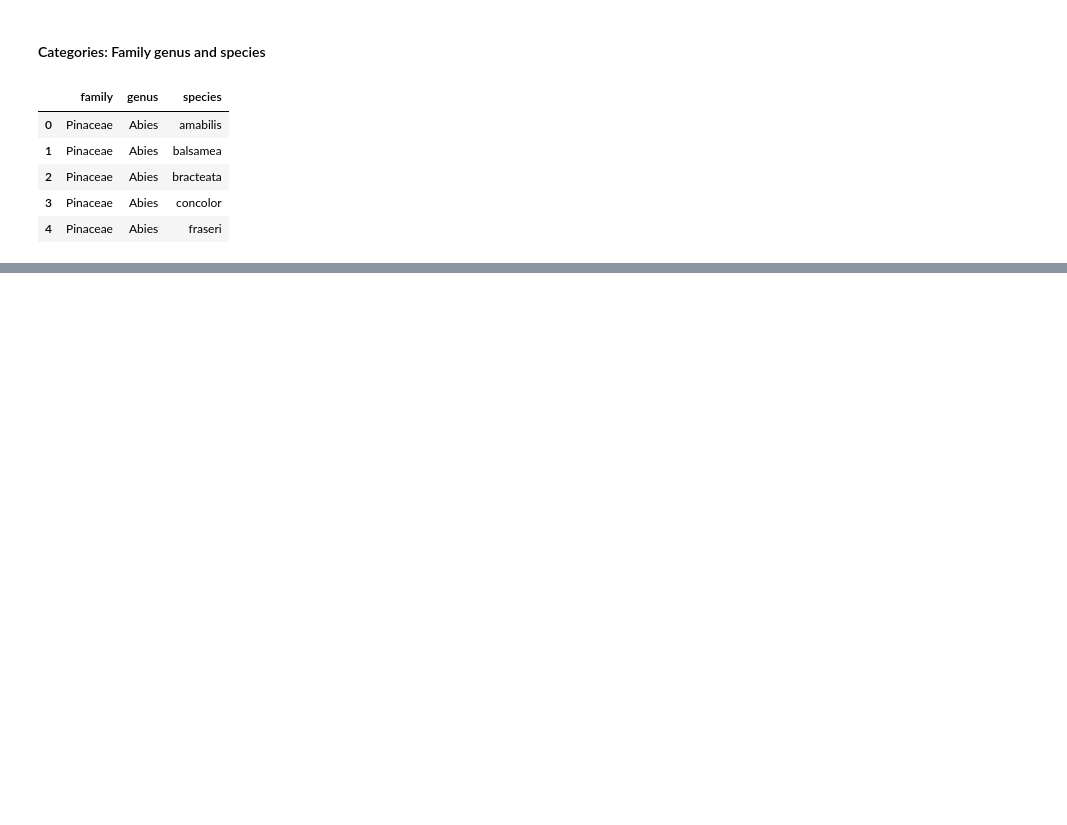
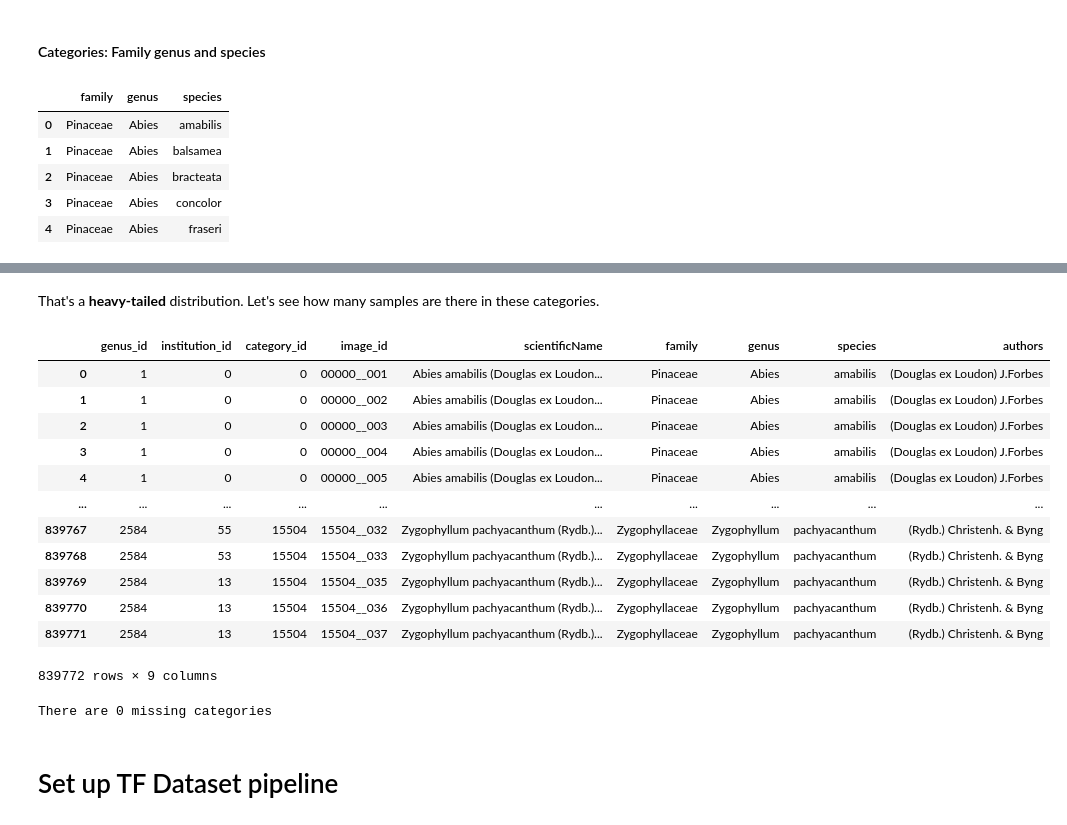
Before and after one commit to tornikeo/kaggle, a Jupyter notebook: tensorflow-starter.ipynb, the cells around one changed output, grey strips where cells are left out. Cells and saved outputs as stored; diff of their text form; code cells hidden in the pictures; blank space fills up the shorter version.

```diff
--- a/tensorflow-starter.ipynb
+++ b/tensorflow-starter.ipynb
@@ -81,19 +70,16 @@ dict_keys(['annotations', 'images', 'categories', 'genera', 'institutions', 'dis
 # %% [markdown]
 ### Annotations
 # %%
-annots = train_md['annotations']
+annots = pd.DataFrame(train_md['annotations']).convert_dtypes()
 print(len(annots),'annotations')
-if all(annot.keys() == {'genus_id', 'institution_id', 'category_id', 'image_id'}
-       for annot in annots):
-    print("all annots have ['genus_id', 'institution_id', 'category_id', 'image_id'] keys")
+
 def img_from_annot(annot):
     subf0 = annot['image_id'][:3]
     subf1 = annot['image_id'][3:5]
 #     print(subf0, subf1)
     filename = annot['image_id'] + '.jpg'
     return Image.open(train_dir/subf0/subf1/filename)
-img = img_from_annot(annots[0])
-print(f'This image has {annots[0]} attributes')
+img = img_from_annot(annots.iloc[0])
 plt.figure(figsize=(10,10))
 plt.imshow(img)
 # %% [output]
@@ -251,0 +252,26 @@ That's a **heavy-tailed** distribution. For us, this means that the model has to
+# %% [markdown]
+That's a **heavy-tailed** distribution. Let's see how many samples are there in these categories.
+# %%
+# annot_cat = annots.join(cats, 'category_id', 'left', rsuffix='_cats')
+annot_cat = pd.merge(annots,cats,'left','category_id')
+annot_cat
+# %% [output]
+|  | genus_id | institution_id | category_id | image_id | scientificName | family | genus | species | authors |
+| 0 | 1 | 0 | 0 | 00000__001 | Abies amabilis (Douglas ex Loudon... | Pinaceae | Abies | amabilis | (Douglas ex Loudon) J.Forbes |
+| 1 | 1 | 0 | 0 | 00000__002 | Abies amabilis (Douglas ex Loudon... | Pinaceae | Abies | amabilis | (Douglas ex Loudon) J.Forbes |
+| 2 | 1 | 0 | 0 | 00000__003 | Abies amabilis (Douglas ex Loudon... | Pinaceae | Abies | amabilis | (Douglas ex Loudon) J.Forbes |
+| 3 | 1 | 0 | 0 | 00000__004 | Abies amabilis (Douglas ex Loudon... | Pinaceae | Abies | amabilis | (Douglas ex Loudon) J.Forbes |
+| 4 | 1 | 0 | 0 | 00000__005 | Abies amabilis (Douglas ex Loudon... | Pinaceae | Abies | amabilis | (Douglas ex Loudon) J.Forbes |
+| ... | ... | ... | ... | ... | ... | ... | ... | ... | ... |
+| 839767 | 2584 | 55 | 15504 | 15504__032 | Zygophyllum pachyacanthum (Rydb.)... | Zygophyllaceae | Zygophyllum | pachyacanthum | (Rydb.) Christenh. & Byng |
+| 839768 | 2584 | 53 | 15504 | 15504__033 | Zygophyllum pachyacanthum (Rydb.)... | Zygophyllaceae | Zygophyllum | pachyacanthum | (Rydb.) Christenh. & Byng |
+| 839769 | 2584 | 13 | 15504 | 15504__035 | Zygophyllum pachyacanthum (Rydb.)... | Zygophyllaceae | Zygophyllum | pachyacanthum | (Rydb.) Christenh. & Byng |
+| 839770 | 2584 | 13 | 15504 | 15504__036 | Zygophyllum pachyacanthum (Rydb.)... | Zygophyllaceae | Zygophyllum | pachyacanthum | (Rydb.) Christenh. & Byng |
+| 839771 | 2584 | 13 | 15504 | 15504__037 | Zygophyllum pachyacanthum (Rydb.)... | Zygophyllaceae | Zygophyllum | pachyacanthum | (Rydb.) Christenh. & Byng |
+839772 rows × 9 columns
+# %%
+print('There are',annot_cat.isna().sum().sum(),'missing categories')
+# %% [output]
+There are 0 missing categories
+# %% [markdown]
+# Set up TF Dataset pipeline
```
Also changed, not shown: parts of 15 cells of this notebook.
